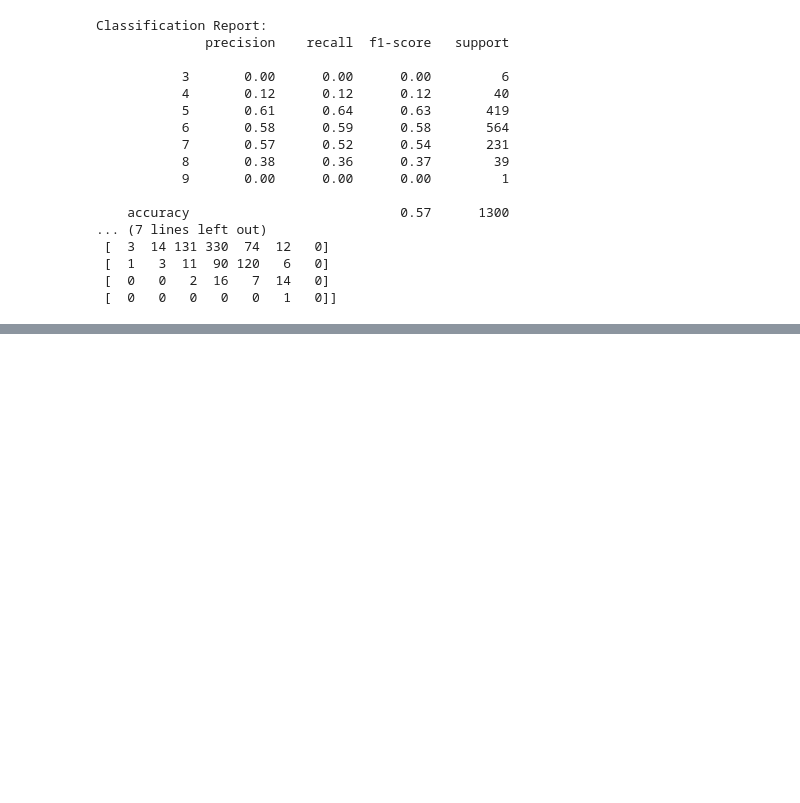
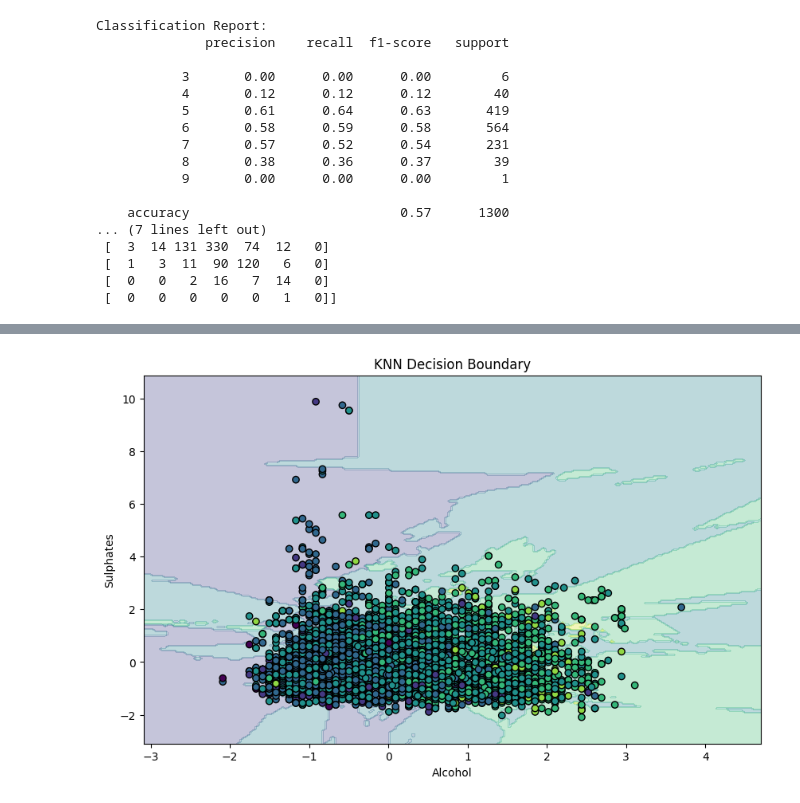
Before and after one commit to nreualuhs/178-Group-Project, a Jupyter notebook: kNN.ipynb, the cells around one changed output, grey strips where cells are left out. Cells and saved outputs as stored; diff of their text form; code cells hidden in the pictures; blank space fills up the shorter version.

```diff
--- a/kNN.ipynb
+++ b/kNN.ipynb
@@ -224,0 +160,33 @@ plt.show()
+# %%
+X = wine[["alcohol", "sulphates"]]
+y = wine["quality"]
+
+scaler = StandardScaler()
+X_scaled = scaler.fit_transform(X)
+
+knn = KNeighborsClassifier(n_neighbors=10)
+knn.fit(X_scaled, y)
+
+# Meshgrid
+x_min, x_max = X_scaled[:, 0].min() - 1, X_scaled[:, 0].max() + 1
+y_min, y_max = X_scaled[:, 1].min() - 1, X_scaled[:, 1].max() + 1
+
+xx, yy = np.meshgrid(
+    np.linspace(x_min, x_max, 200),
+    np.linspace(y_min, y_max, 200)
+)
+
+Z = knn.predict(np.c_[xx.ravel(), yy.ravel()])
+Z = Z.reshape(xx.shape)
+
+plt.figure(figsize=(10, 6))
+plt.contourf(xx, yy, Z, alpha=0.3)
+
+plt.scatter(X_scaled[:, 0], X_scaled[:, 1], c=y, edgecolor='k')
+
+plt.xlabel("Alcohol")
+plt.ylabel("Sulphates")
+plt.title("KNN Decision Boundary")
+plt.show()
+# %% [output]
+[figure, added]
```
Also changed, not shown: parts of 11 cells of this notebook.
